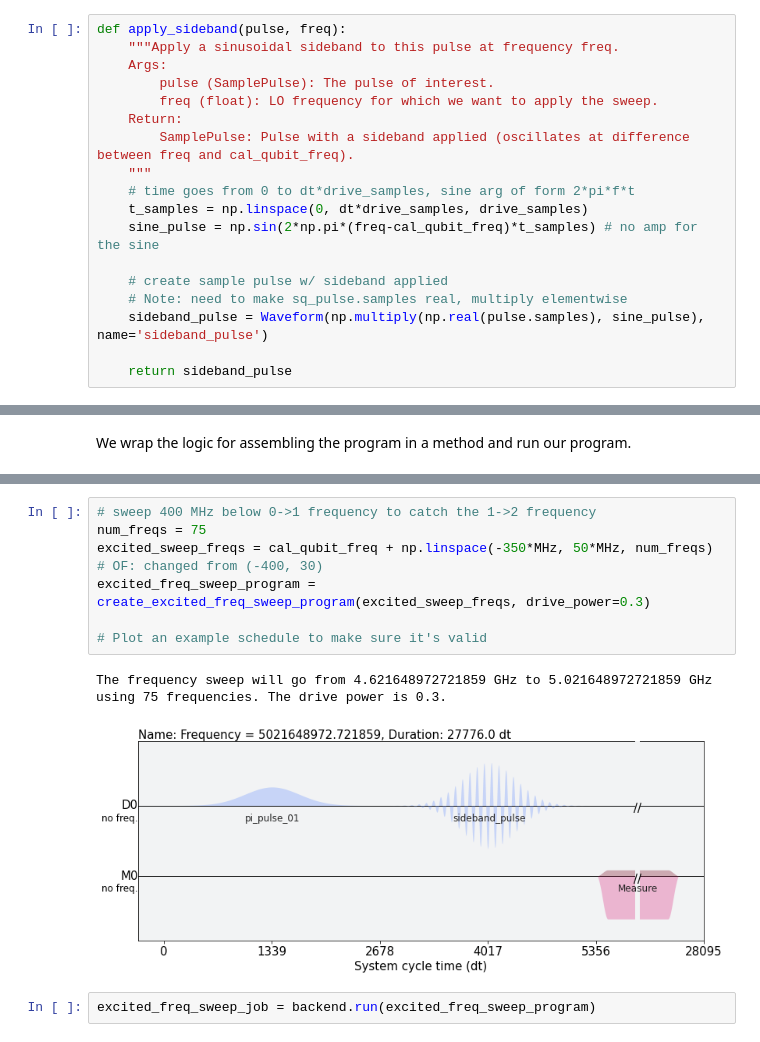
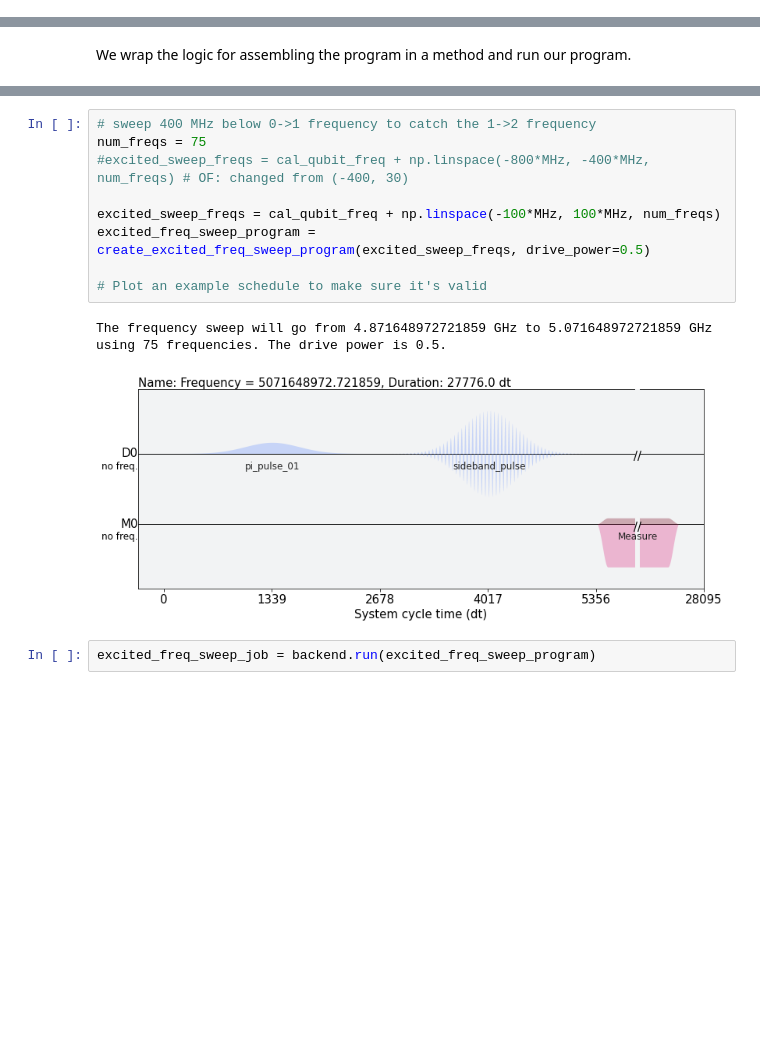
Before and after one commit to CDL-Quantum/Hackathon2021, a Jupyter notebook: CosmiQ/x_gate_gen_part2.ipynb, the cells around one changed output, grey strips where cells are left out. Drawn from its saved outputs; the diff is of its cells as text; blank space fills up the shorter version.

```diff
--- a/CosmiQ/x_gate_gen_part2.ipynb
+++ b/CosmiQ/x_gate_gen_part2.ipynb
@@ -112,21 +116,3 @@ pi_pulse_01 = pulse_lib.gaussian(duration=drive_samples,
                                  name='pi_pulse_01')
 # %% [output]
 Qubit 0 has an estimated frequency of 4.971648972721859 GHz.
-# %%
-def apply_sideband(pulse, freq):
-    """Apply a sinusoidal sideband to this pulse at frequency freq.
-    Args:
-        pulse (SamplePulse): The pulse of interest.
-        freq (float): LO frequency for which we want to apply the sweep.
-    Return:
-        SamplePulse: Pulse with a sideband applied (oscillates at difference between freq and cal_qubit_freq).
-    """
-    # time goes from 0 to dt*drive_samples, sine arg of form 2*pi*f*t
-    t_samples = np.linspace(0, dt*drive_samples, drive_samples)
-    sine_pulse = np.sin(2*np.pi*(freq-cal_qubit_freq)*t_samples) # no amp for the sine
-
-    # create sample pulse w/ sideband applied
-    # Note: need to make sq_pulse.samples real, multiply elementwise
-    sideband_pulse = Waveform(np.multiply(np.real(pulse.samples), sine_pulse), name='sideband_pulse')
-
-    return sideband_pulse
@@ -193,13 +181,15 @@ using {len(freqs)} frequencies. The drive power is {drive_power}.")
 # %%
 # sweep 400 MHz below 0->1 frequency to catch the 1->2 frequency
 num_freqs = 75
-excited_sweep_freqs = cal_qubit_freq + np.linspace(-350*MHz, 50*MHz, num_freqs) # OF: changed from (-400, 30)
-excited_freq_sweep_program = create_excited_freq_sweep_program(excited_sweep_freqs, drive_power=0.3)
+#excited_sweep_freqs = cal_qubit_freq + np.linspace(-800*MHz, -400*MHz, num_freqs) # OF: changed from (-400, 30)
+
+excited_sweep_freqs = cal_qubit_freq + np.linspace(-100*MHz, 100*MHz, num_freqs)
+excited_freq_sweep_program = create_excited_freq_sweep_program(excited_sweep_freqs, drive_power=0.5)
 
 # Plot an example schedule to make sure it's valid
 # %% [output]
-The frequency sweep will go from 4.621648972721859 GHz to 5.021648972721859 GHz using 75 frequencies. The drive power is 0.3.
+The frequency sweep will go from 4.871648972721859 GHz to 5.071648972721859 GHz using 75 frequencies. The drive power is 0.5.
-[figure, old version]
+[figure, new version]
 # %%
 excited_freq_sweep_job = backend.run(excited_freq_sweep_program)
 # %%
```
Also changed, not shown: parts of 29 cells of this notebook, 1 other file.
